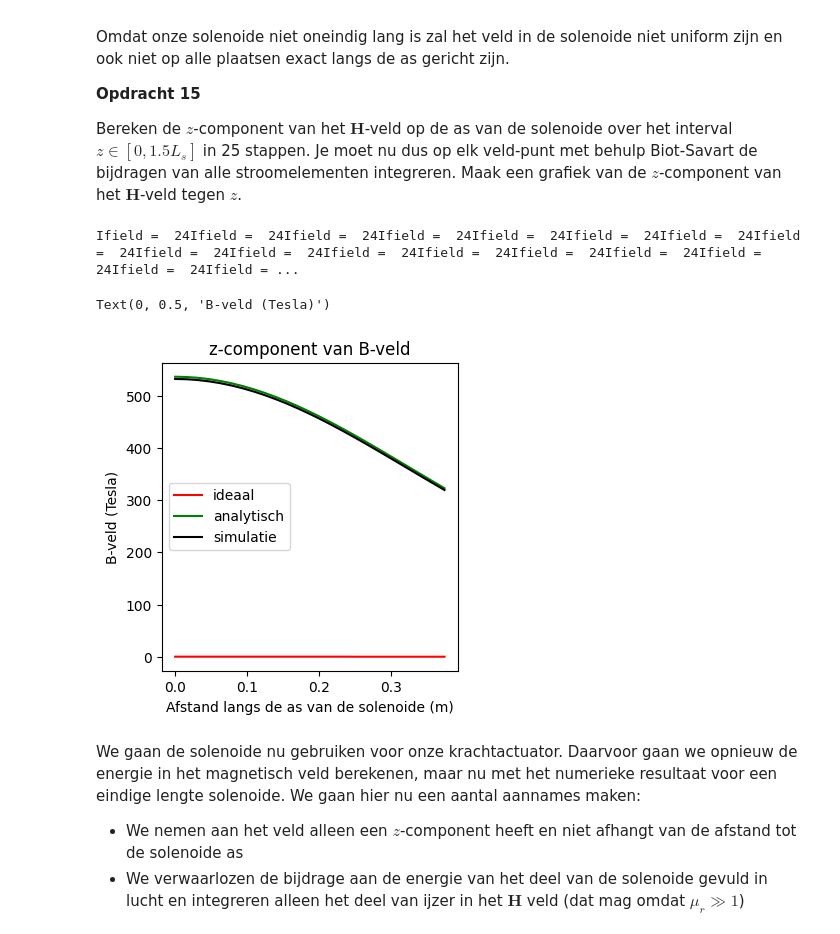
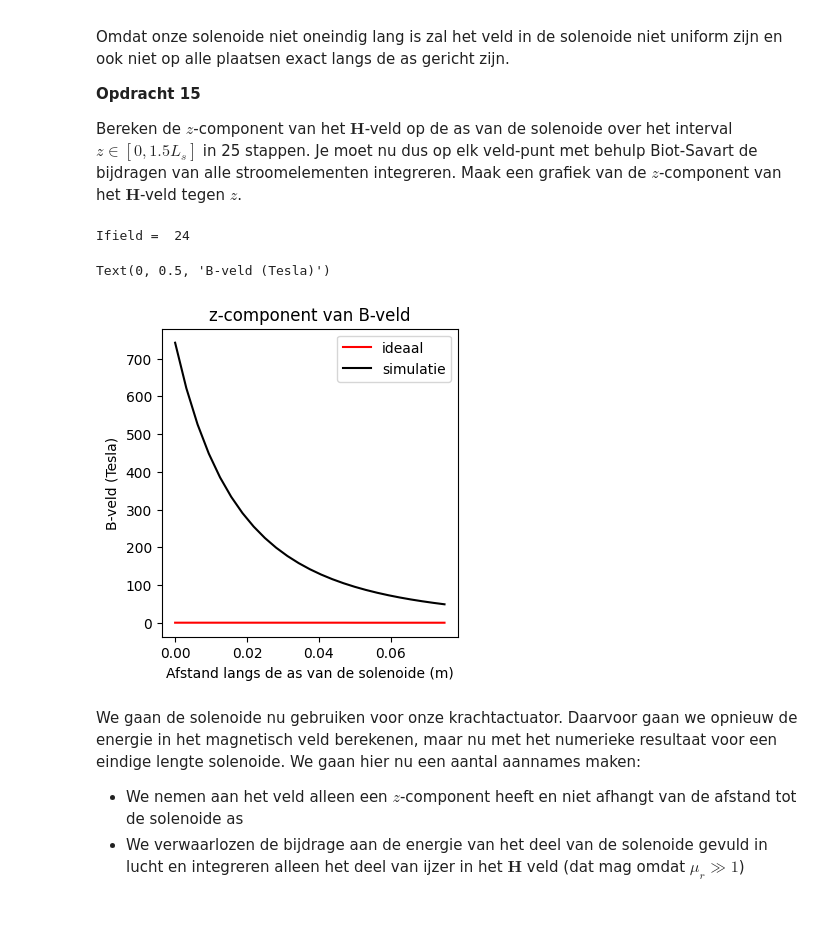
Before and after one commit to Caaldering/opdrachten-DEF-D_CA, a Jupyter notebook: 2KrachtactuatorOpdracht/2KrachtactuatorOpdracht/KrachtactuatorOpdracht.ipynb, the cells around one changed output. Cells and saved outputs as stored; diff of their text form; code cells hidden in the pictures.

```diff
--- a/2KrachtactuatorOpdracht/2KrachtactuatorOpdracht/KrachtactuatorOpdracht.ipynb
+++ b/2KrachtactuatorOpdracht/2KrachtactuatorOpdracht/KrachtactuatorOpdracht.ipynb
@@ -382,9 +382,9 @@ b. Bereken de $x$, $y$ en $z$ coordinaten.\
 c. Bereken de spoed, in eenheden van aantal omwentelingen per meter, en print dit.
 # %%
 l_draad = 20 # Lengte draad
-r_sol = 0.5 # Straal solenoide
-L_sol = 0.5 # Lengte solenoide
-N = 100 # Aantal wikkeling
+r_sol = 0.01 # Straal solenoide
+L_sol = 0.1 # Lengte solenoide
+N = 10000 # Aantal wikkeling
 omwentelingen = l_draad / (2 * np.pi * r_sol) # Aantal omwentelingen van de draad
 spoed = omwentelingen / L_sol # Spoed van de solenoide
 x, y, z = parametrisatie(N, r_sol, omwentelingen, L_sol)
@@ -418,52 +418,58 @@ Bereken de $z$-component van het $\mathbf{H}$-veld op de as van de solenoide ove
 n_ax=25
 z_ax=np.linspace(0, 1.5*L_sol/2, n_ax)
 H_ax=np.zeros((n_ax,1))
+aantal_omwent = 500
 
 for i_field in range(n_ax):
     print(f"\rIfield =  {i_field}", end="") # Print welk element van het veld nu berekend wordt.
     r_field = np.array([0, 0, z_ax[i_field]])
     Hsimulated=np.array([0,0,0], dtype='float64')
 
     for i_source in np.arange(1, N):
-            totale_hoek = 2 * np.pi * N
-            theta = (i_source / N) * totale_hoek
+            r_source = np.array([x[i], y[i], z[i]])
+            dl = np.array([(x[i] - x[i-1]), (y[i] - y[i-1]), (z[i] - z[i-1])])
+            Hsimulated += field_current_element(r_field, r_source, dl)
 
-            x = r_sol * np.cos(theta)
-            y = r_sol * np.sin(theta)
-            z = -L_sol/2 + ((i_source / N) * L_sol)
-            r_source = np.array([x, y, z])
 
-            d_theta = totale_hoek / N
+            # totale_hoek = 2 * np.pi * N
+            # theta = (i_source / N) * totale_hoek
 
-            dx = -r_sol * np.sin(theta) * d_theta
-            dy = r_sol * np.cos(theta) * d_theta
-            dz = L_sol / N
+            # x = r_sol * np.cos(theta)
+            # y = r_sol * np.sin(theta)
+            # z = -L_sol/2 + ((i_source / N) * L_sol)
+            # r_source = np.array([x, y, z])
 
-            dl = np.array([dx, dy, dz])
+            # d_theta = totale_hoek / N
 
-            Hsimulated += field_current_element(r_field, r_source, dl)
-            print(f"Ifield =  {i_field}", end="")
+            # dx = -r_sol * np.sin(theta) * d_theta
+            # dy = r_sol * np.cos(theta) * d_theta
+            # dz = L_sol / N
+
+            # dl = np.array([dx, dy, dz])
+
+            # Hsimulated += field_current_element(r_field, r_source, dl)
+            # print(f"Ifield =  {i_field}", end="")
 
     H_ax[i_field,0]=Hsimulated[2]
 
 H_veld_ideaal=analytical_answer*np.ones(n_ax)*(1.0*(z_ax < L_sol/2))
 
 # dit is nog een aardige analytische uitdrukking die je kan uitrekenen voor de z-component op de as van een solenoide met eindige lengte
-H_veld_analytisch=(N*I/L_sol/2)*((L_sol/2-z_ax)/np.sqrt((z_ax- L_sol/2)**2 + r_sol**2)+(L_sol/2+z_ax)/np.sqrt((z_ax+ L_sol/2)**2 + r_sol**2))
+H_veld_analytisch=(aantal_omwent*I/L_sol/2)*((L_sol/2-z_ax)/np.sqrt((z_ax- L_sol/2)**2 + r_sol**2)+(L_sol/2+z_ax)/np.sqrt((z_ax+ L_sol/2)**2 + r_sol**2))
 
 plt.figure(figsize=[13,4])
 plt.subplot(131)
 plt.title('z-component van B-veld')
 plt.plot(z_ax, H_veld_ideaal, '-r', label='ideaal')
-plt.plot(z_ax, H_veld_analytisch, '-g', label='analytisch')
+#plt.plot(z_ax, H_veld_analytisch, '-g', label='analytisch')
 plt.plot(z_ax, H_ax, '-k', label='simulatie')
 plt.xlabel('Afstand langs de as van de solenoide (m)')
 plt.legend()
 plt.ylabel('B-veld (Tesla)')
 # %% [output]
-Ifield =  24Ifield =  24Ifield =  24Ifield =  24Ifield =  24Ifield =  24Ifield =  24Ifield =  24Ifield =  24Ifield =  24Ifield =  24Ifield =  24Ifield =  24Ifield =  24Ifield =  24Ifield =  24Ifield = ...
+Ifield =  24
 Text(0, 0.5, 'B-veld (Tesla)')
-[figure, old version]
+[figure, new version]
 # %% [markdown]
 We gaan de solenoide nu gebruiken voor onze krachtactuator. Daarvoor gaan we opnieuw de energie in het magnetisch veld berekenen, maar nu met het numerieke resultaat voor een eindige lengte solenoide. We gaan hier nu een aantal aannames maken:
 * We nemen aan het veld alleen een $z$-component heeft en niet afhangt van de afstand tot de solenoide as
```
Also changed, not shown: parts of 3 cells of this notebook.
